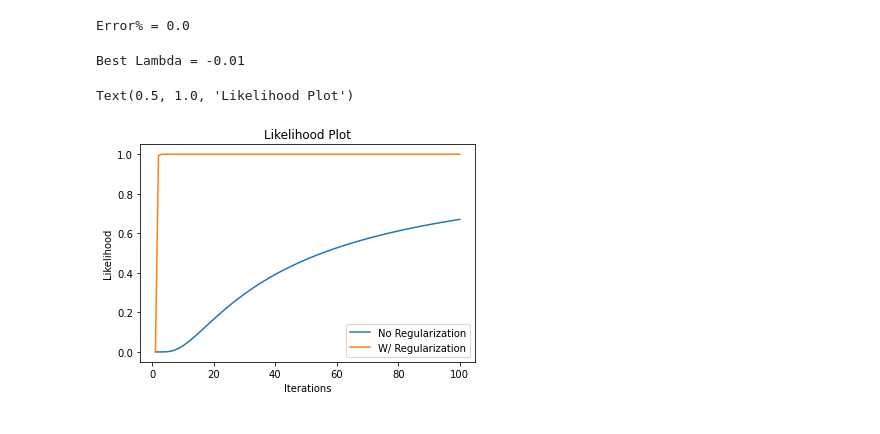
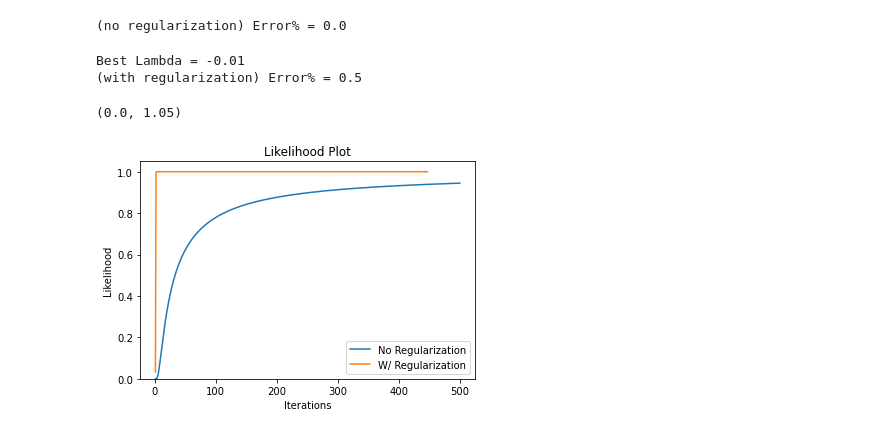
Before and after one commit to Victoooooor/ECE-475-FML, a Jupyter notebook: Logistic.ipynb, the cells around one changed output. Drawn from its saved outputs; the diff is of its cells as text; code cells hidden in the pictures.

```diff
--- a/Logistic.ipynb
+++ b/Logistic.ipynb
@@ -6,33 +6,37 @@ import matplotlib.pyplot as plt
 from FML.Logistic.prep import FL
 from FML.Logistic.Logistic import LoR
 from FML.Logistic.Logistic_L2 import LoR_L2
-import matplotlib.pyplot as plt
 trainfile = 'Logistic_train.csv'
 testfile = 'Logistic_test.csv'
 validfile = 'Logistic_validation.csv'
 data_prep = FL('iris.data')
-#data_prep.prep(4)
+epochs = 500
+step_size = 0.5
+y_index = 4
+#data_prep.prep(4, trainfile, testfile, validfile)
 # %%
 Logi = LoR(trainfile)
-Logi.coef_SDG(4,100,0.3)
-print('Error% = {}'.format(Logi.test(testfile)))
+Logi.coef_SDG(y_index,epochs,step_size)
+print('(no regularization) Error% = {}'.format(Logi.test(testfile)))
 # %% [output]
-Error% = 0.0
+(no regularization) Error% = 0.0
 # %%
 Logi_L2 = LoR_L2(trainfile)
-Logi_L2.coef_SDG(4,100,0.3,np.linspace(-0.01,0,10))
+Logi_L2.coef_SDG(y_index,epochs,step_size,np.linspace(-0.01,0,10))
 print('Best Lambda = {}'.format(Logi_L2.lamda[Logi_L2.validate(validfile)]))
+print('(with regularization) Error% = {}'.format(Logi_L2.test(testfile)))
 # %% [output]
 Best Lambda = -0.01
+(with regularization) Error% = 0.5
 # %%
-Logi_L2.test(testfile)
 plt.figure(0)
-plt.plot(np.linspace(1,100,100),Logi.Llhood, label = 'No Regularization')
-plt.plot(np.linspace(1,100,100),Logi_L2.Llhood[Logi_L2.best_lambda], label = 'W/ Regularization')
+plt.plot(np.linspace(1,epochs,epochs),Logi.Llhood, label = 'No Regularization')
+plt.plot(np.linspace(1,epochs,epochs),Logi_L2.Llhood[Logi_L2.best_lambda], label = 'W/ Regularization')
 plt.legend()
 plt.xlabel('Iterations')
 plt.ylabel('Likelihood')
 plt.title('Likelihood Plot')
+plt.ylim(0,1.05)
 # %% [output]
-Text(0.5, 1.0, 'Likelihood Plot')
+(0.0, 1.05)
-[figure, old version]
+[figure, new version]
```
Also changed, not shown: parts of 1 cell of this notebook, 20 other files.
